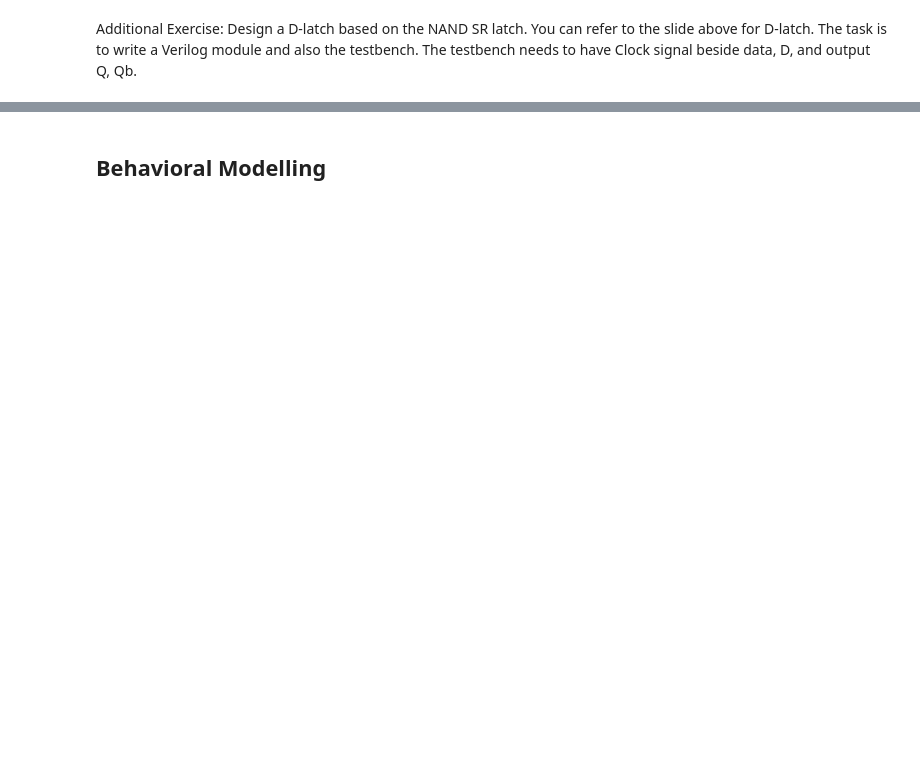
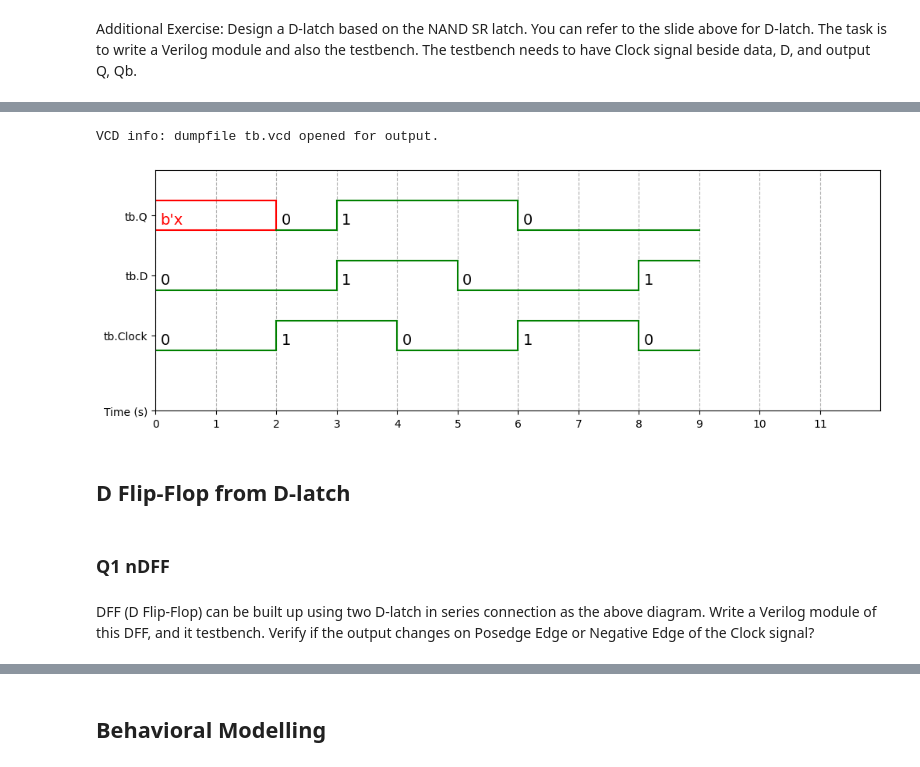
Before and after one commit to AnthonySunYi/Verilog_DSL, a Jupyter notebook: VerilogGit.ipynb, the cells around one changed output, grey strips where cells are left out. Drawn from its saved outputs; the diff is of its cells as text; code cells hidden in the pictures; blank space fills up the shorter version.

```diff
--- a/VerilogGit.ipynb
+++ b/VerilogGit.ipynb
@@ -501,0 +511,57 @@ Additional Exercise: Design a D-latch based on the NAND SR latch. You can refer
+# %%
+%%verilog
+////////////////////////////////////////////////////
+module tb;
+  wire Q,Qb;
+  reg D,Clock;
+
+  dlatch i1(Q,Qb,D,Clock);
+
+  initial Clock=0; always #2 Clock=~Clock;
+  initial begin
+    $dumpfile("tb.vcd");
+    $dumpvars();
+
+    D=0;
+    #3 D=1;
+    #2 D=0;
+    #2 D=1;
+    #1 $finish;
+
+    $dumpoff;
+    $monitor("%d D=%b, Q=%b, Clock=%b",$time,D,Qb,Clock);
+  end
+
+endmodule
+////////////////////////////////////////////////////
+
+////////////////////////////////////////////////////
+module dlatch(Q,Qb,D,Clock);
+  output Q,Qb;
+  input D,Clock;
+  wire Y,R,S;
+
+  not i1(Y,D);
+  nand n3(S,D,Clock);
+  nand n4(R,Clock,Y);
+  nand n1(Q,S,Qb);
+  nand n2(Qb,Q,R);
+
+endmodule
+////////////////////////////////////////////////////
+# %% [output]
+VCD info: dumpfile tb.vcd opened for output.
+# %%
+%%waveform tb.vcd
+sign_list = ['tb.Q','tb.D','tb.Clock']
+time_begin = 0
+time_end = 11
+base = 'bin' # bin, dec, dec2, hex, octal
+# %% [output]
+[figure, added]
+# %% [markdown]
+## D Flip-Flop from D-latch
+# %% [markdown]
+### Q1 nDFF
+# %% [markdown]
+DFF (D Flip-Flop) can be built up using two D-latch in series connection as the above diagram. Write a Verilog module of this DFF, and it testbench. Verify if the output changes on Posedge Edge or Negative Edge of the Clock signal?
```
Also changed, not shown: parts of 85 cells of this notebook.
